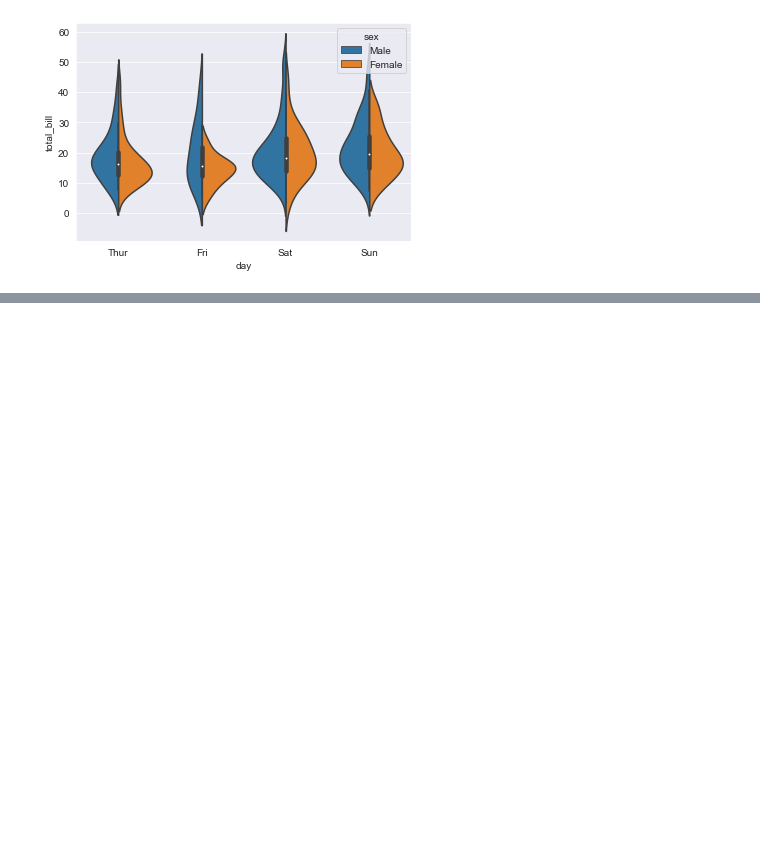
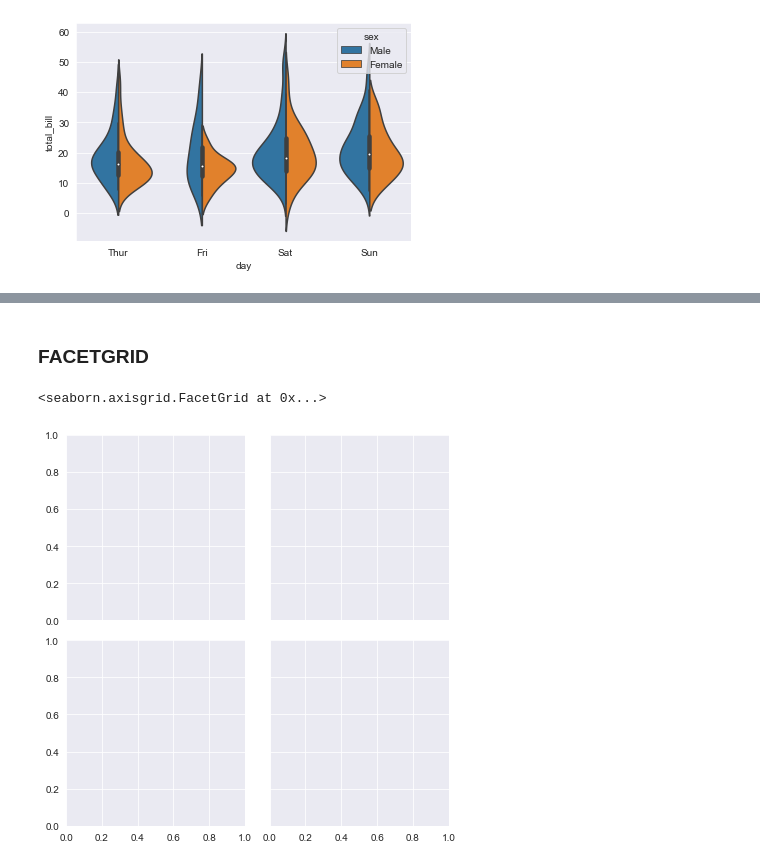
Before and after one commit to vaibhav1698/Learning-Data-Science, a Jupyter notebook: Learning Data Science 6.ipynb, the cells around one changed output, grey strips where cells are left out. Saved outputs shown, nothing was run; the diff lists cells and outputs as text; code cells hidden in the pictures; blank space fills up the shorter version.

```diff
--- a/Learning Data Science 6.ipynb
+++ b/Learning Data Science 6.ipynb
@@ -196,0 +218,7 @@ sns.violinplot(x='day', y='total_bill', data=tips, hue='sex', split='True')
+# %% [markdown]
+### FACETGRID
+# %%
+sns.FacetGrid(data=tips, col = 'time', row='smoker') #creates a blank gird
+# %% [output]
+<seaborn.axisgrid.FacetGrid at 0x...>
+[figure, added]
```
Also changed, not shown: parts of 7 cells of this notebook.
